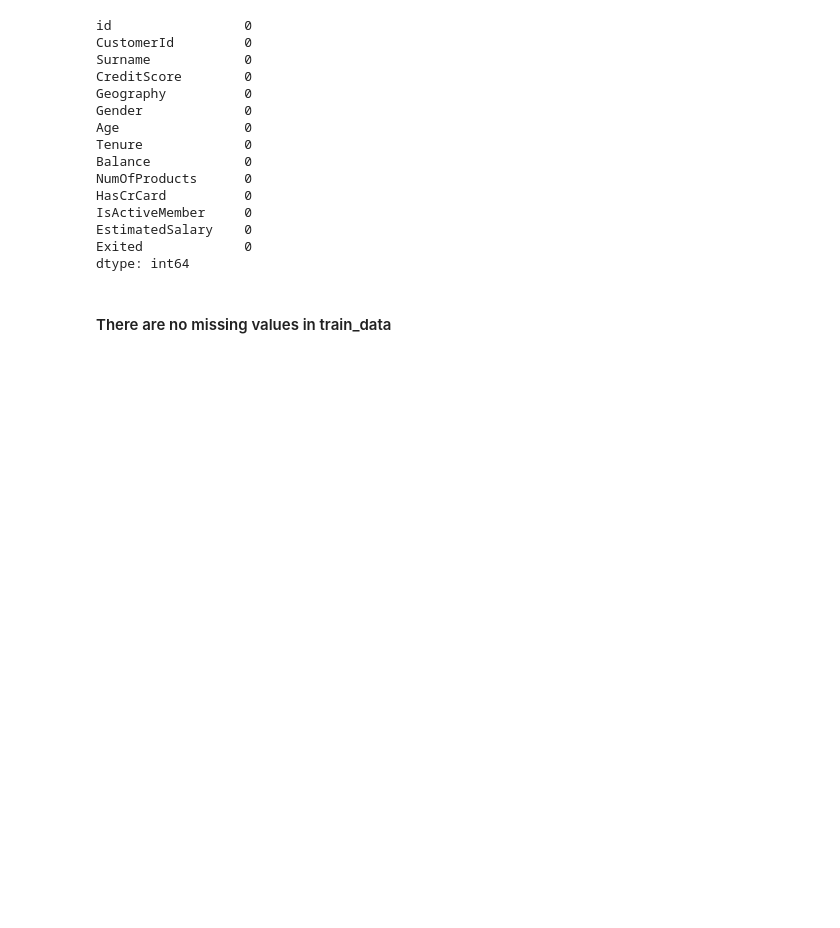
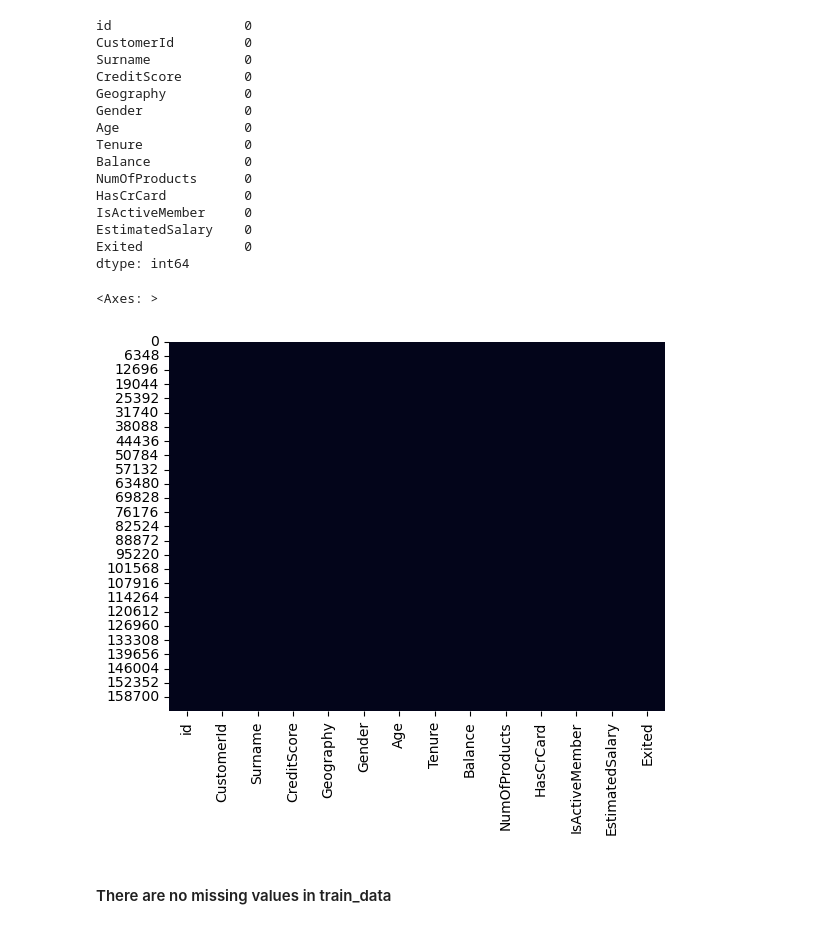
Before and after one commit to khrystynaPeniak/BankChurn, a Jupyter notebook: notebooks/bank.ipynb, the cells around one changed output. Drawn from its saved outputs; the diff is of its cells as text; code cells hidden in the pictures; blank space fills up the shorter version.

```diff
--- a/notebooks/bank.ipynb
+++ b/notebooks/bank.ipynb
@@ -94,6 +98,11 @@ IsActiveMember     0
 EstimatedSalary    0
 Exited             0
 dtype: int64
+# %%
+sns.heatmap(train_data.isnull(), cbar=False)
+# %% [output]
+<Axes: >
+[figure, added]
 # %% [markdown]
 #### There are no missing values in train_data
 # %%
```
Also changed, not shown: parts of 41 cells of this notebook.
